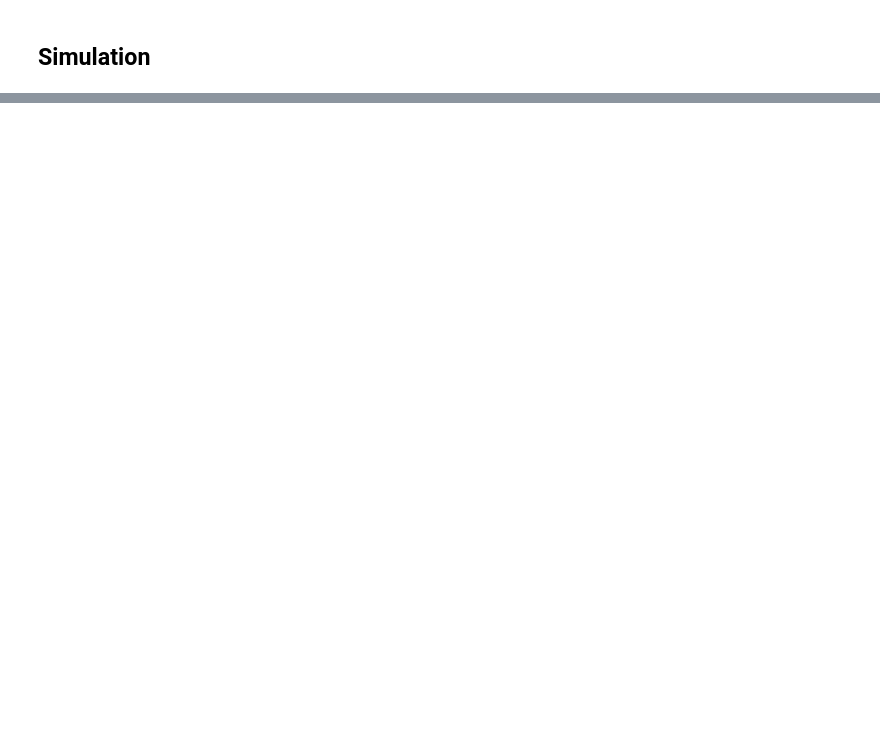
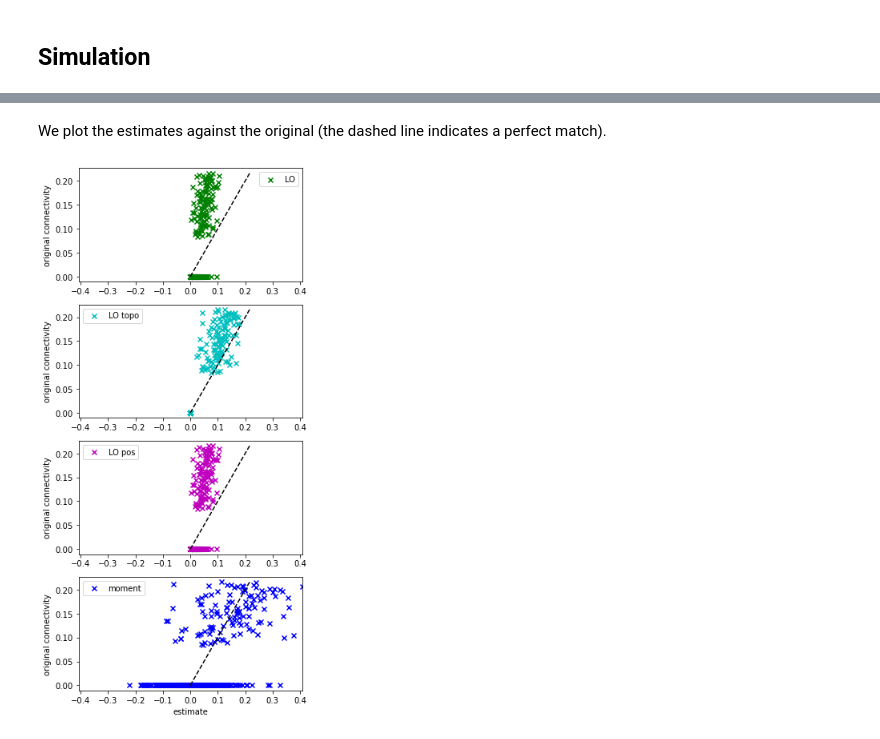
Before and after one commit to mb-BCA/pyMOU, a Jupyter notebook: examples/MOU_Simulation_Estimation.ipynb, the cells around one changed output, grey strips where cells are left out. Cells and saved outputs as stored; diff of their text form; code cells hidden in the pictures; blank space fills up the shorter version.

```diff
--- a/examples/MOU_Simulation_Estimation.ipynb
+++ b/examples/MOU_Simulation_Estimation.ipynb
@@ -178,0 +158,7 @@ pp.show()
+# %%
+# Lyapunov optimization with positive constraint on the estimated weights and adapting tau
+mou_LO_pos = pm.MOU()
+mou_LO_pos.fit(ts_sim, lag=1, min_C=0.0, eta_tau=0.05)
+
+C_LO_pos = np.copy(mou_LO_pos.J)
+C_LO_pos[mask_diag] = 0.0
@@ -178,0 +169,7 @@ pp.show()
+# %%
+# moments method
+mou_mom = pm.MOU()
+mou_mom.fit(ts_sim, lag=1, method='moments')
+
+C_mom = np.copy(mou_mom.J)
+C_mom[mask_diag] = 0.0
@@ -178,0 +226,37 @@ pp.show()
+# %% [markdown]
+We plot the estimates against the original (the dashed line indicates a perfect match).
+# %%
+# match between original connectivity and each estimate
+vmax = max(np.abs(C_LO).max(), np.abs(C_mom).max())
+
+plt.figure(figsize=[5,12])
+plt.subplot(411)
+plt.plot([0,C_orig.max()],[0,C_orig.max()],'--k')
+plt.scatter(C_LO, C_orig, color='g', marker='x', label='LO')
+plt.axis(xmin=-vmax, xmax=vmax)
+plt.legend()
+plt.ylabel('original connectivity')
+plt.subplot(412)
+plt.plot([0,C_orig.max()],[0,C_orig.max()],'--k')
+plt.scatter(C_LO_topo, C_orig, color='c', marker='x', label='LO topo')
+plt.axis(xmin=-vmax, xmax=vmax)
+plt.legend()
+plt.ylabel('original connectivity')
+plt.subplot(413)
+plt.plot([0,C_orig.max()],[0,C_orig.max()],'--k')
+plt.scatter(C_LO_pos, C_orig, color='m', marker='x', label='LO pos')
+plt.axis(xmin=-vmax, xmax=vmax)
+plt.legend()
+plt.ylabel('original connectivity')
+plt.subplot(414)
+plt.plot([0,C_orig.max()],[0,C_orig.max()],'--k')
+plt.scatter(C_mom, C_orig, color='b', marker='x', label='moment')
+plt.axis(xmin=-vmax, xmax=vmax)
+plt.legend()
+plt.xlabel('estimate')
+plt.ylabel('original connectivity')
+plt.legend()
+
+plt.show()
+# %% [output]
+[figure, added]
```
Also changed, not shown: parts of 31 cells of this notebook, 1 other file.
